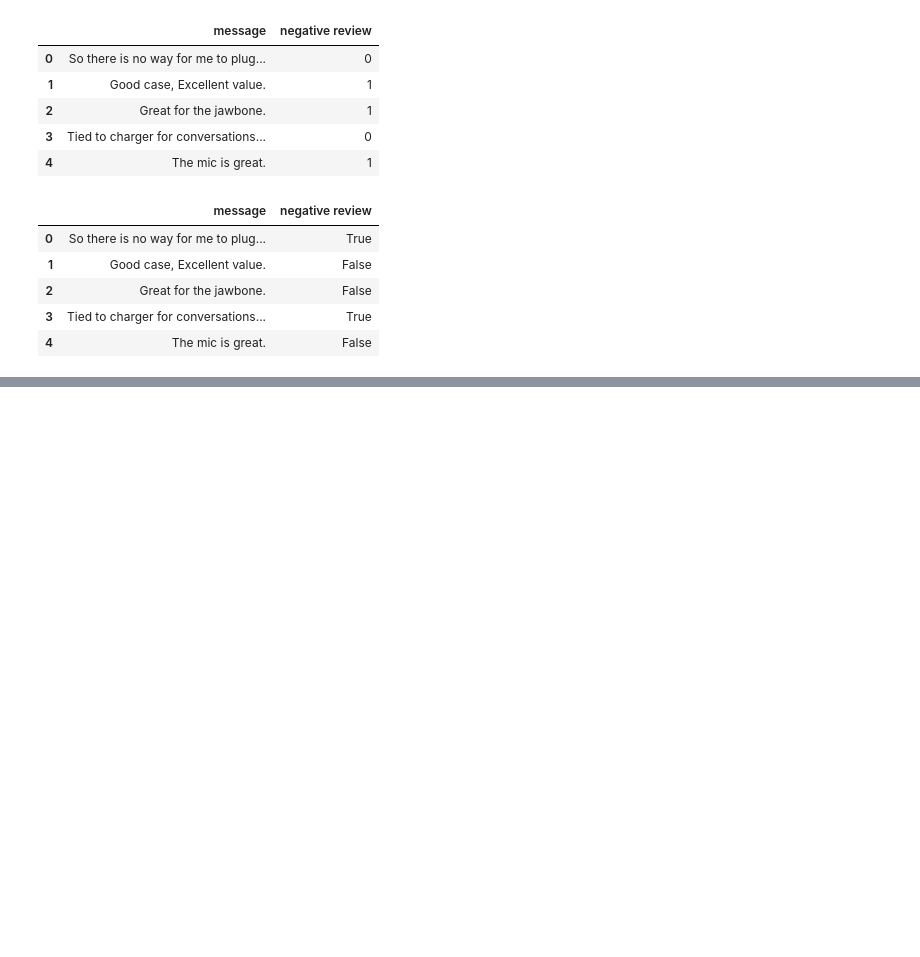
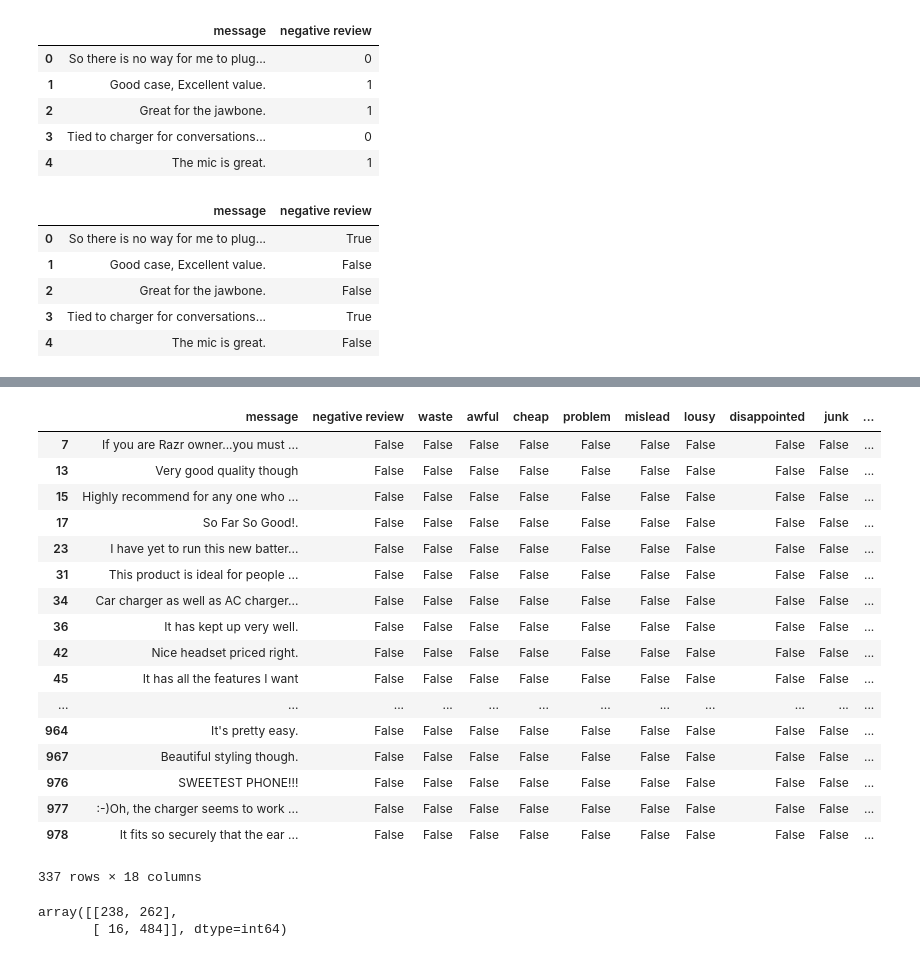
Before and after one commit to jtillis0317/Drills-and-Projects, a Jupyter notebook: Challenge - Feedback Analysis - Amazon reviews.ipynb, the cells around one changed output, grey strips where cells are left out. Cells and saved outputs as stored; diff of their text form; code cells hidden in the pictures; blank space fills up the shorter version.

```diff
--- a/Challenge - Feedback Analysis - Amazon reviews.ipynb
+++ b/Challenge - Feedback Analysis - Amazon reviews.ipynb
@@ -146,0 +146,27 @@ TypeError: fit() missing 1 required positional argument: 'y'
+# %%
+df[(df["negative review"] != y_pred)& (df["negative review"] == False)]
+# %% [output]
+|  | message | negative review | waste | awful | cheap | problem | mislead | lousy | disappointed | junk | ... |
+| 7 | If you are Razr owner...you must ... | False | False | False | False | False | False | False | False | False | ... |
+| 13 | Very good quality though | False | False | False | False | False | False | False | False | False | ... |
+| 15 | Highly recommend for any one who ... | False | False | False | False | False | False | False | False | False | ... |
+| 17 | So Far So Good!. | False | False | False | False | False | False | False | False | False | ... |
+| 23 | I have yet to run this new batter... | False | False | False | False | False | False | False | False | False | ... |
+| 31 | This product is ideal for people ... | False | False | False | False | False | False | False | False | False | ... |
+| 34 | Car charger as well as AC charger... | False | False | False | False | False | False | False | False | False | ... |
+| 36 | It has kept up very well. | False | False | False | False | False | False | False | False | False | ... |
+| 42 | Nice headset priced right. | False | False | False | False | False | False | False | False | False | ... |
+| 45 | It has all the features I want | False | False | False | False | False | False | False | False | False | ... |
+| ... | ... | ... | ... | ... | ... | ... | ... | ... | ... | ... | ... |
+| 964 | It's pretty easy. | False | False | False | False | False | False | False | False | False | ... |
+| 967 | Beautiful styling though. | False | False | False | False | False | False | False | False | False | ... |
+| 976 | SWEETEST PHONE!!! | False | False | False | False | False | False | False | False | False | ... |
+| 977 | :-)Oh, the charger seems to work ... | False | False | False | False | False | False | False | False | False | ... |
+| 978 | It fits so securely that the ear ... | False | False | False | False | False | False | False | False | False | ... |
+337 rows × 18 columns
+# %%
+from sklearn.metrics import confusion_matrix
+confusion_matrix(target, y_pred)
+# %% [output]
+array([[238, 262],
+       [ 16, 484]], dtype=int64)
```
Also changed, not shown: parts of 16 cells of this notebook.
